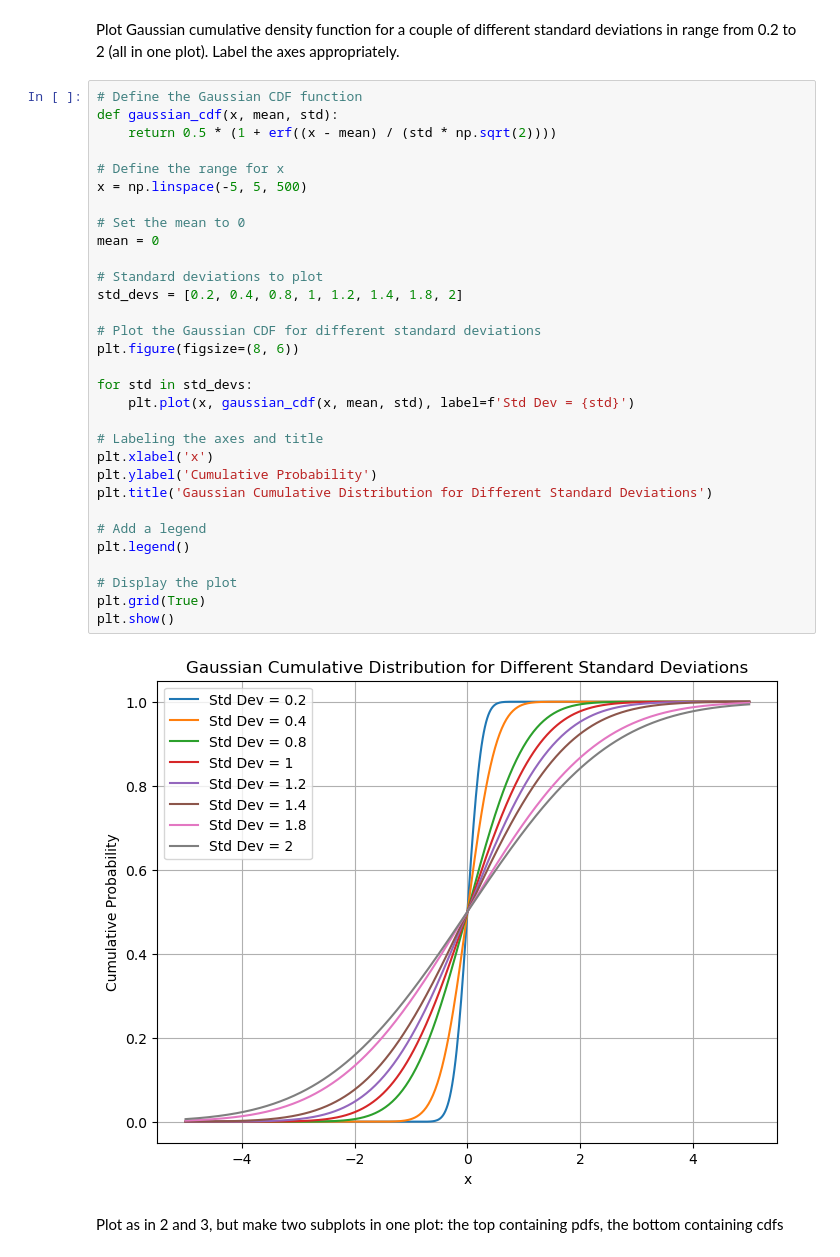
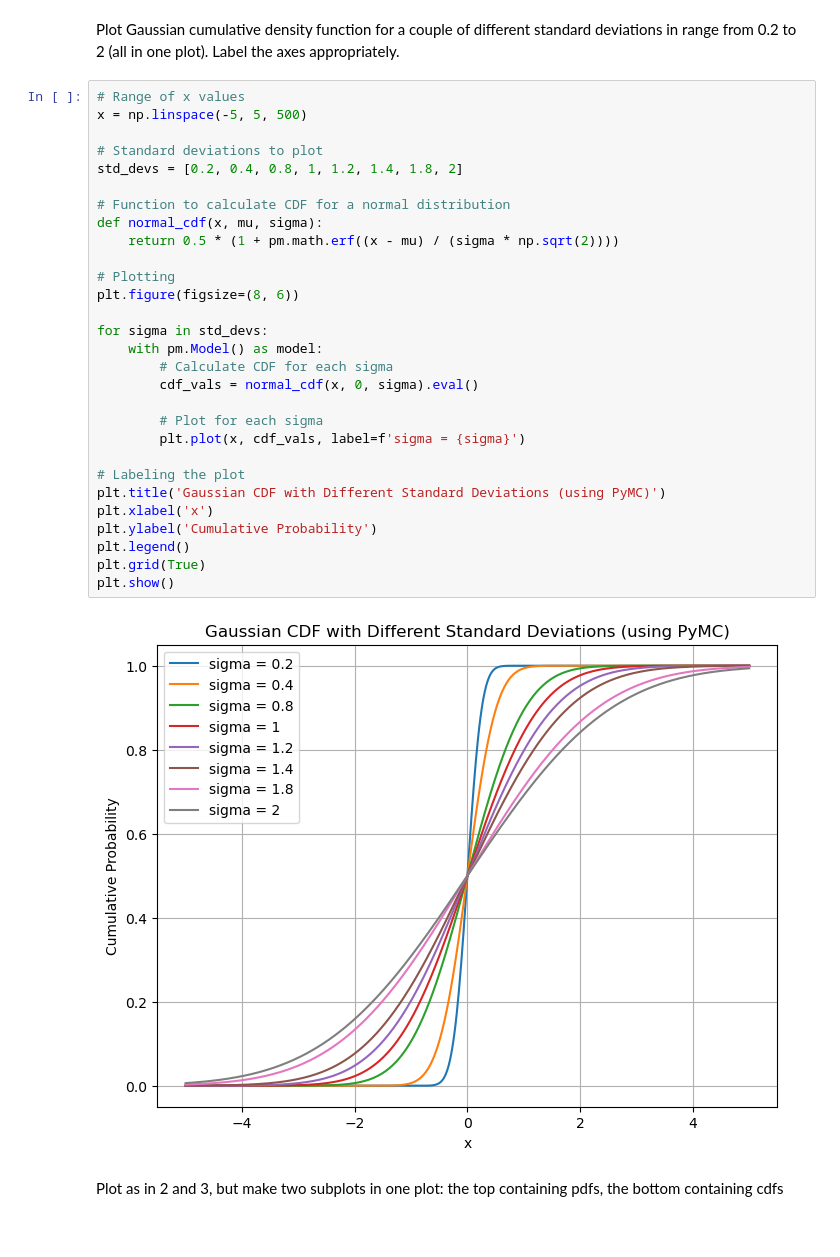
Before and after one commit to adam00kupisz/MPAD, a Jupyter notebook: MPAD_Lab_1/Lab_1.ipynb, the cells around one changed output. Cells and saved outputs as stored; diff of their text form.

```diff
--- a/MPAD_Lab_1/Lab_1.ipynb
+++ b/MPAD_Lab_1/Lab_1.ipynb
@@ -48,38 +52,36 @@ plt.show()
 Plot Gaussian cumulative density function for a couple of different standard deviations in
 range from 0.2 to 2 (all in one plot). Label the axes appropriately.
 # %%
-# Define the Gaussian CDF function
-def gaussian_cdf(x, mean, std):
-    return 0.5 * (1 + erf((x - mean) / (std * np.sqrt(2))))
-
-# Define the range for x
+# Range of x values
 x = np.linspace(-5, 5, 500)
-
-# Set the mean to 0
-mean = 0
 
 # Standard deviations to plot
 std_devs = [0.2, 0.4, 0.8, 1, 1.2, 1.4, 1.8, 2]
 
-# Plot the Gaussian CDF for different standard deviations
+# Function to calculate CDF for a normal distribution
+def normal_cdf(x, mu, sigma):
+    return 0.5 * (1 + pm.math.erf((x - mu) / (sigma * np.sqrt(2))))
+
+# Plotting
 plt.figure(figsize=(8, 6))
 
-for std in std_devs:
-    plt.plot(x, gaussian_cdf(x, mean, std), label=f'Std Dev = {std}')
+for sigma in std_devs:
+    with pm.Model() as model:
+        # Calculate CDF for each sigma
+        cdf_vals = normal_cdf(x, 0, sigma).eval()
 
-# Labeling the axes and title
+        # Plot for each sigma
+        plt.plot(x, cdf_vals, label=f'sigma = {sigma}')
+
+# Labeling the plot
+plt.title('Gaussian CDF with Different Standard Deviations (using PyMC)')
 plt.xlabel('x')
 plt.ylabel('Cumulative Probability')
-plt.title('Gaussian Cumulative Distribution for Different Standard Deviations')
-
-# Add a legend
 plt.legend()
-
-# Display the plot
 plt.grid(True)
 plt.show()
 # %% [output]
-[figure, old version]
+[figure, new version]
 # %% [markdown]
 Plot as in 2 and 3, but make two subplots in one plot: the top containing pdfs, the bottom
 containing cdfs
```
Also changed, not shown: parts of 7 cells of this notebook.
